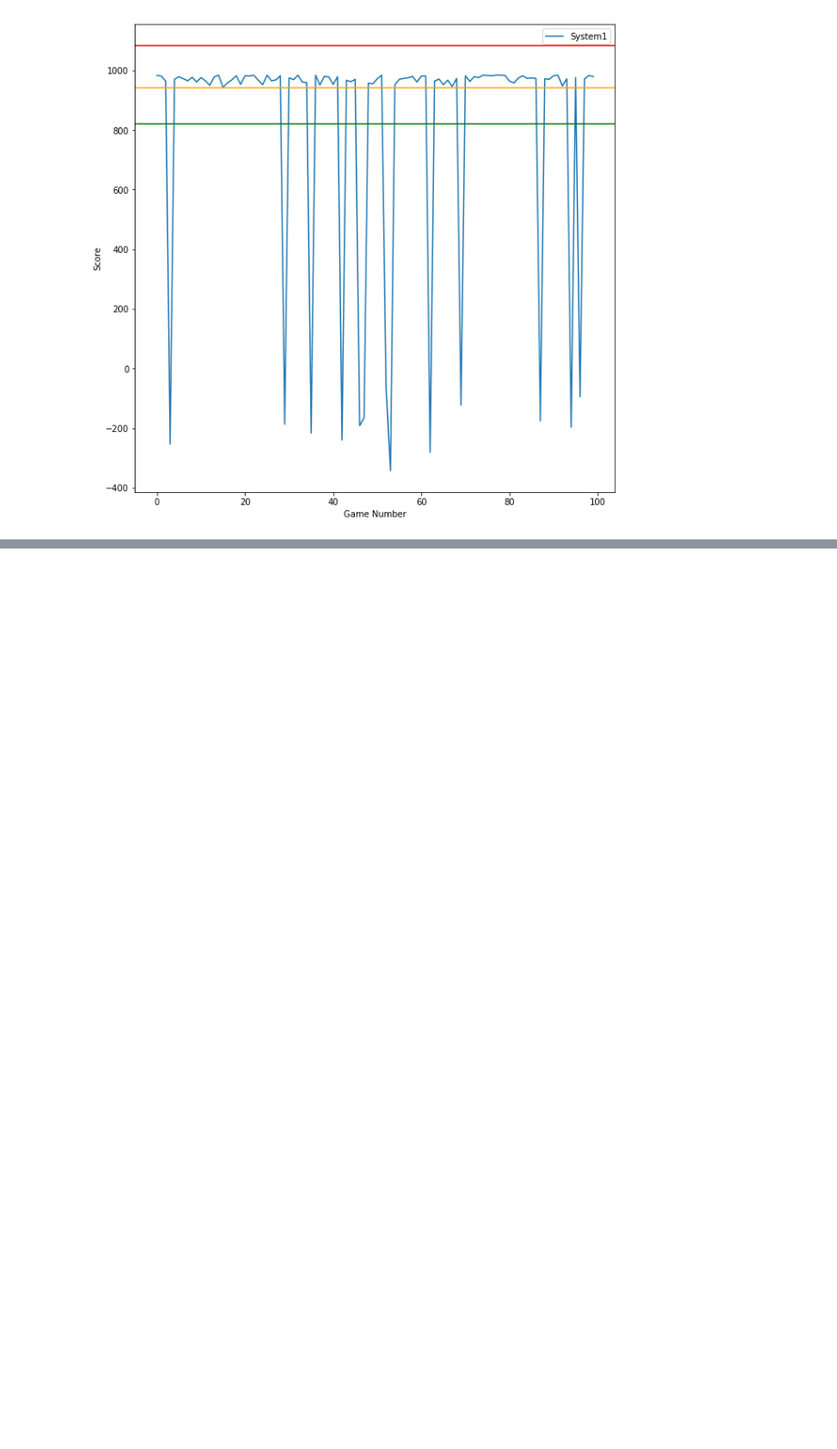
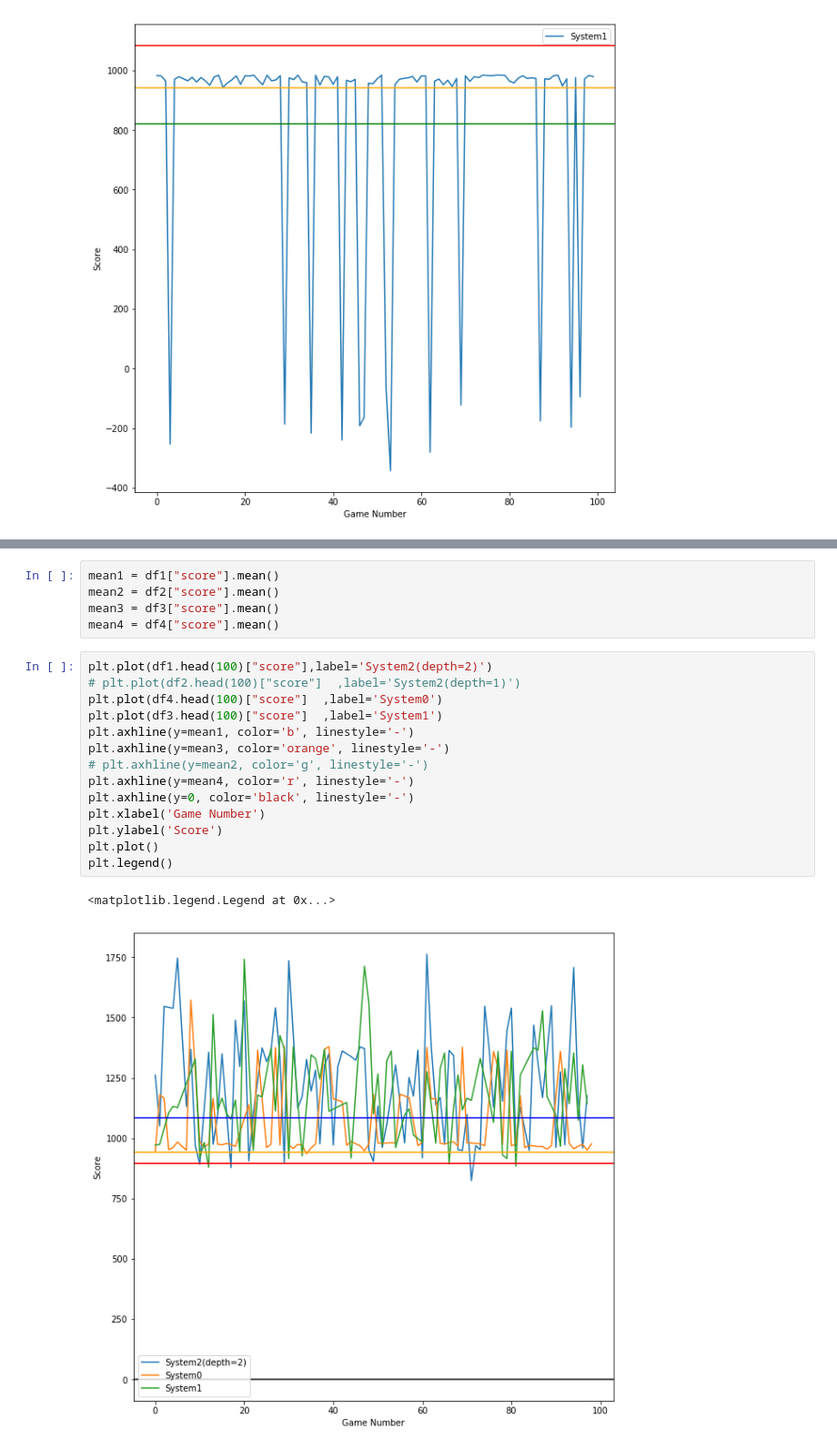
Before and after one commit to gulu42/System-0, a Jupyter notebook: multi_agent_pacman/visualisation.ipynb, the cells around one changed output, grey strips where cells are left out. Shown at 91% size. Cells and saved outputs as stored; diff of their text form; blank space fills up the shorter version.

```diff
--- a/multi_agent_pacman/visualisation.ipynb
+++ b/multi_agent_pacman/visualisation.ipynb
@@ -99,3 +116,25 @@ plt.legend()
+# %%
+mean1 = df1["score"].mean()
+mean2 = df2["score"].mean()
+mean3 = df3["score"].mean()
+mean4 = df4["score"].mean()
+# %%
+plt.plot(df1.head(100)["score"],label='System2(depth=2)')
+# plt.plot(df2.head(100)["score"]  ,label='System2(depth=1)')
+plt.plot(df4.head(100)["score"]  ,label='System0')
+plt.plot(df3.head(100)["score"]  ,label='System1')
+plt.axhline(y=mean1, color='b', linestyle='-')
+plt.axhline(y=mean3, color='orange', linestyle='-')
+# plt.axhline(y=mean2, color='g', linestyle='-')
+plt.axhline(y=mean4, color='r', linestyle='-')
+plt.axhline(y=0, color='black', linestyle='-')
+plt.xlabel('Game Number')
+plt.ylabel('Score')
+plt.plot()
+plt.legend()
+# %% [output]
+<matplotlib.legend.Legend at 0x...>
+[figure, added]
 # %%
 df1 = df1[df1.result != 0]
 df2 = df2[df2.result != 0]
```
Also changed, not shown: parts of 8 cells of this notebook, 1 other file.
